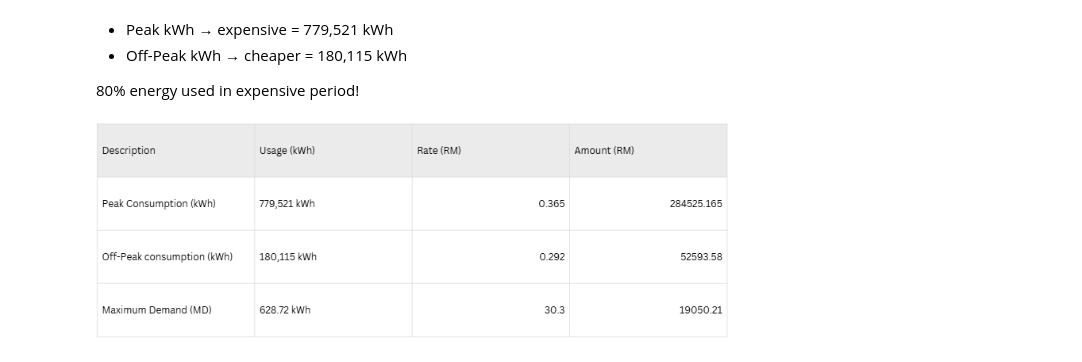
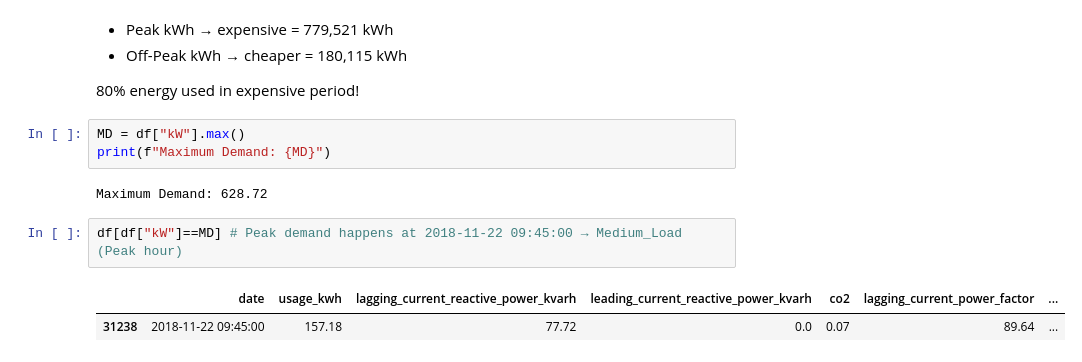
Before and after one commit to kaymansrinivasan/Steel-Industry-Energy-Consumption, a Jupyter notebook: notebook/book.ipynb, the cells around one changed output. Saved outputs shown, nothing was run; the diff lists cells and outputs as text.

```diff
--- a/notebook/book.ipynb
+++ b/notebook/book.ipynb
@@ -206,5 +206,13 @@ df.groupby("time_categoric")["usage_kwh"].agg(["sum", "count"]).sort_values("sum
 - Off-Peak kWh → cheaper = 180,115 kWh
 
 80% energy used in expensive period!
-# %% [markdown]
-![image.png](attachment:ea99a689-a28f-499e-ae15-fb24a8d83557.png)
+# %%
+MD = df["kW"].max()
+print(f"Maximum Demand: {MD}")
+# %% [output]
+Maximum Demand: 628.72
+# %%
+df[df["kW"]==MD] # Peak demand happens at 2018-11-22 09:45:00 → Medium_Load (Peak hour)
+# %% [output]
+|  | date | usage_kwh | lagging_current_reactive_power_kvarh | leading_current_reactive_power_kvarh | co2 | lagging_current_power_factor | ... |
+| 31238 | 2018-11-22 09:45:00 | 157.18 | 77.72 | 0.0 | 0.07 | 89.64 | ... |
```
Also changed, not shown: parts of 19 cells of this notebook.
